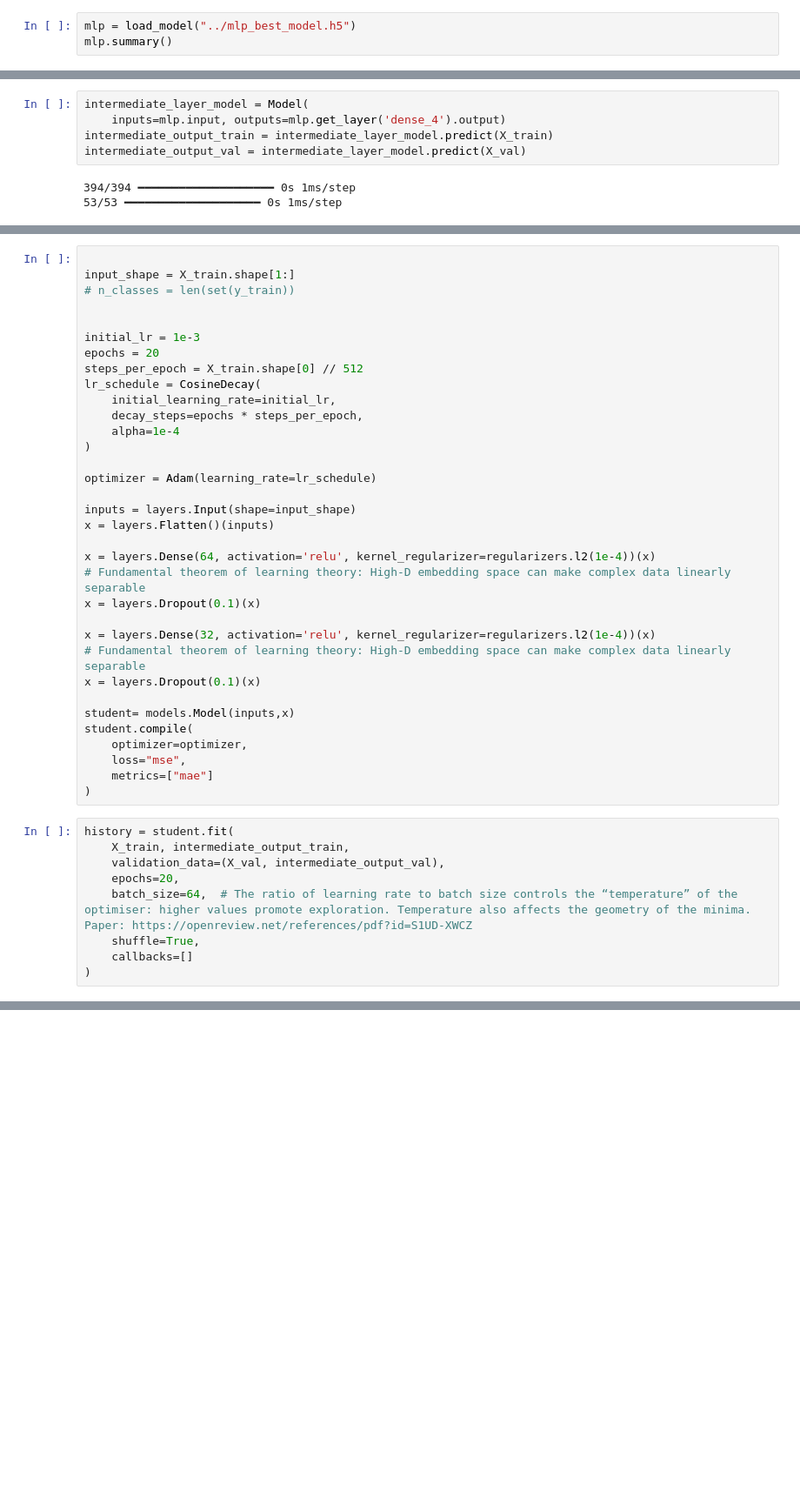
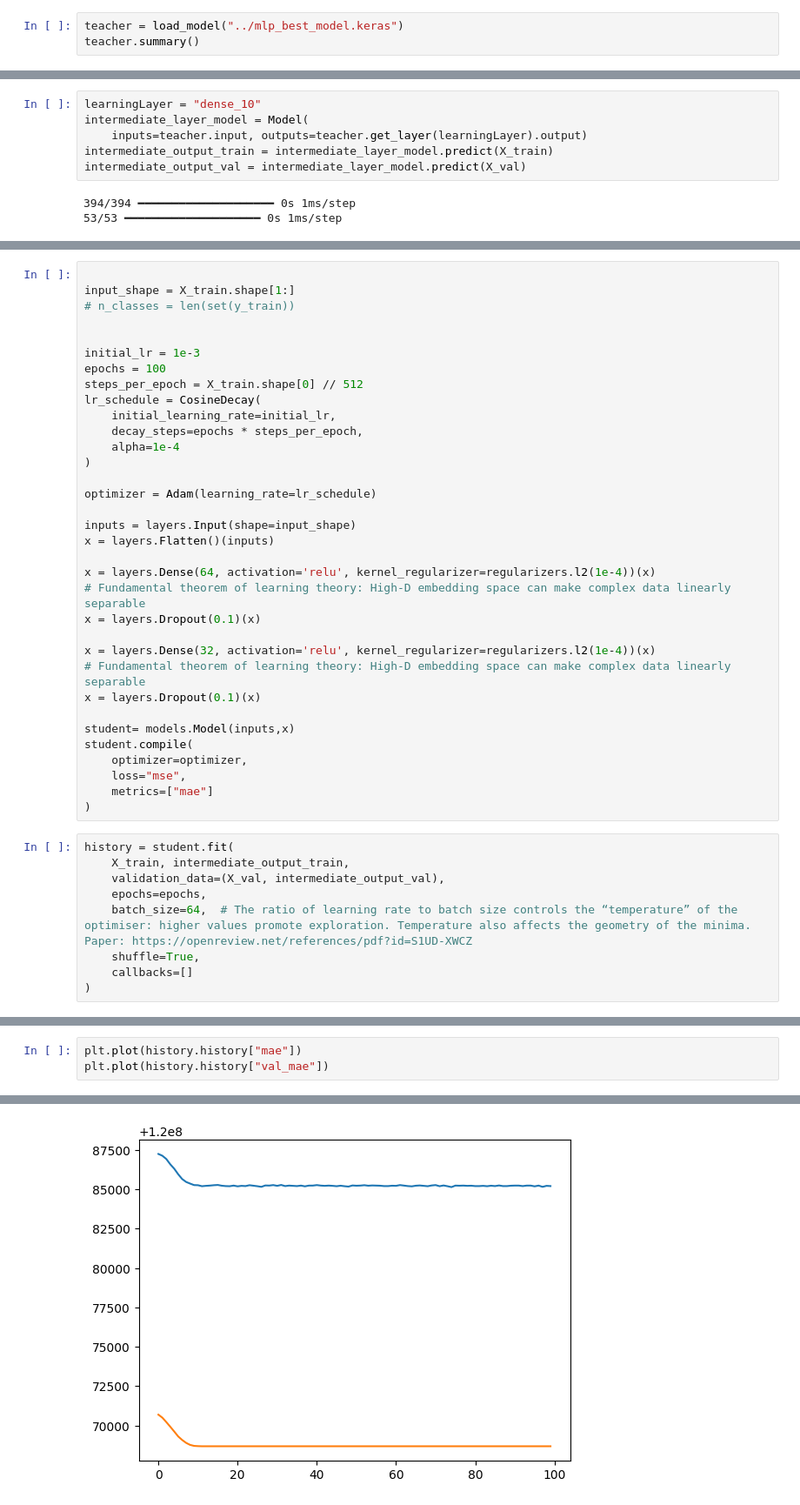
Before and after one commit to Dsabadjiev/fastmlHackathon2026, a Jupyter notebook: daniel/student.ipynb, the cells around one changed output, grey strips where cells are left out. Shown at 87% size. Cells and saved outputs as stored; diff of their text form; blank space fills up the shorter version.

```diff
--- a/daniel/student.ipynb
+++ b/daniel/student.ipynb
@@ -184,6 +184,6 @@ print("train/val/test:", X_train.shape[0], X_val.shape[0], X_test.shape[0])
 # %% [output]
 train/val/test: 12600 1680 6720
 # %%
-mlp = load_model("../mlp_best_model.h5")
-mlp.summary()
+teacher = load_model("../mlp_best_model.keras")
+teacher.summary()
 # %% [output]
@@ -277,6 +270,7 @@ Accuracy quantized: 0.5796130952380952
 # %%
+learningLayer = "dense_10"
 intermediate_layer_model = Model(
-    inputs=mlp.input, outputs=mlp.get_layer('dense_4').output)
+    inputs=teacher.input, outputs=teacher.get_layer(learningLayer).output)
 intermediate_output_train = intermediate_layer_model.predict(X_train)
 intermediate_output_val = intermediate_layer_model.predict(X_val)
 # %% [output]
@@ -299,7 +299,7 @@ input_shape = X_train.shape[1:]
 
 
 initial_lr = 1e-3
-epochs = 20
+epochs = 100
 steps_per_epoch = X_train.shape[0] // 512
 lr_schedule = CosineDecay(
     initial_learning_rate=initial_lr,
@@ -330,7 +330,7 @@ student.compile(
 history = student.fit(
     X_train, intermediate_output_train,
     validation_data=(X_val, intermediate_output_val),
-    epochs=20,
+    epochs=epochs,
     batch_size=64,  # The ratio of learning rate to batch size controls the “temperature” of the optimiser: higher values promote exploration. Temperature also affects the geometry of the minima. Paper: https://openreview.net/references/pdf?id=S1UD-XWCZ
     shuffle=True,
     callbacks=[]
@@ -355,0 +356,4 @@ Epoch 20/20
+# %%
+plt.plot(history.history["mae"])
+plt.plot(history.history["val_mae"])
+# %% [output]
@@ -355,0 +361 @@ Epoch 20/20
+[figure, added]
```
Also changed, not shown: parts of 8 cells of this notebook.
